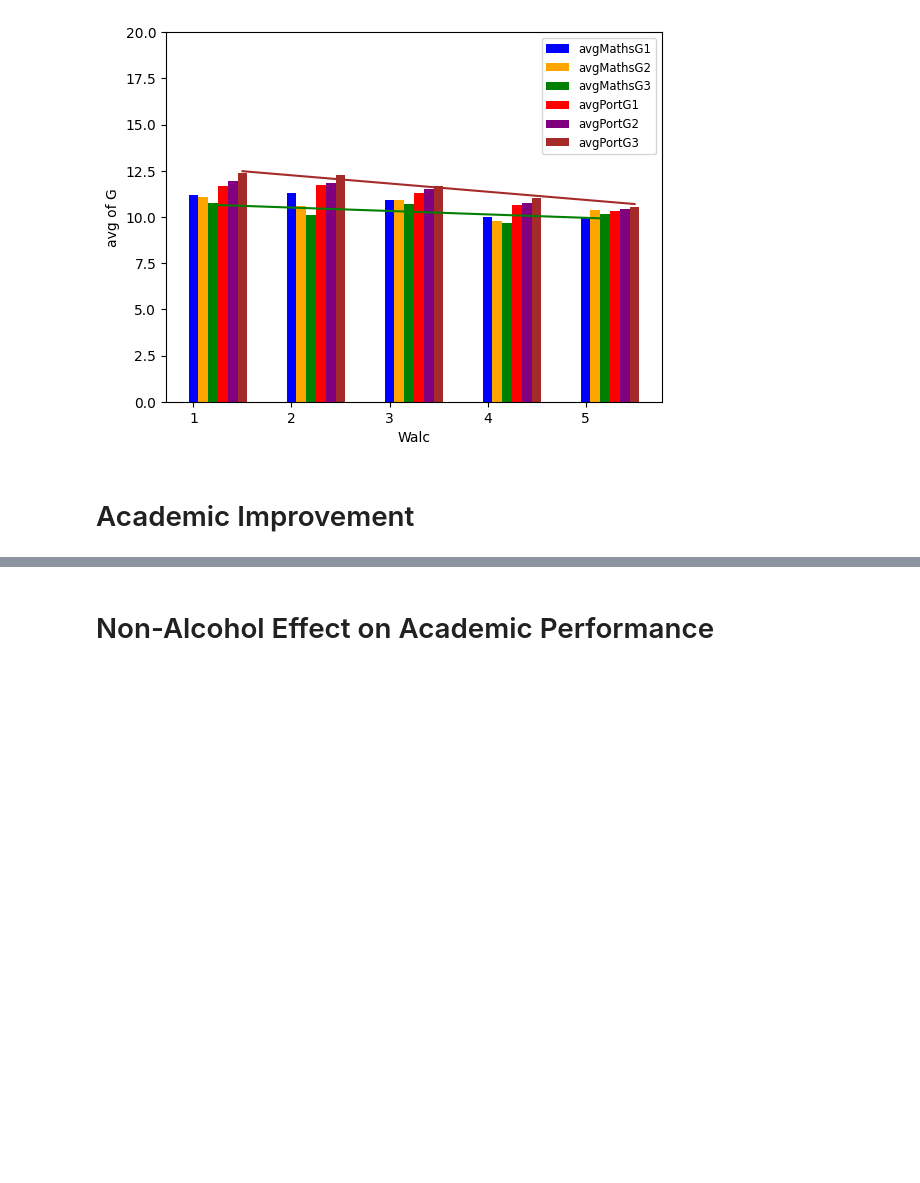
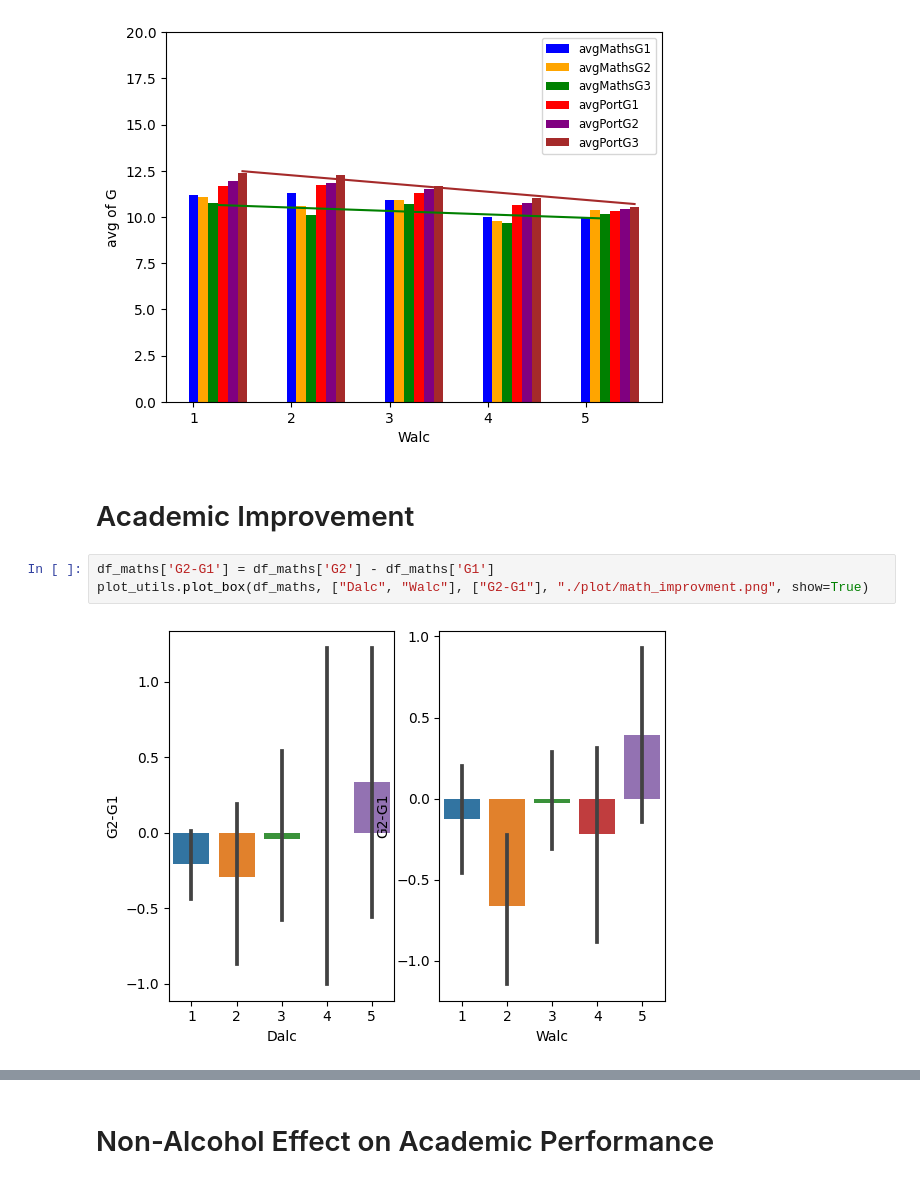
Before and after one commit to KeterWen/22FALL_ECE143_GROUP13, a Jupyter notebook: ECE143_visualization.ipynb, the cells around one changed output, grey strips where cells are left out. Saved outputs shown, nothing was run; the diff lists cells and outputs as text; blank space fills up the shorter version.

```diff
--- a/ECE143_visualization.ipynb
+++ b/ECE143_visualization.ipynb
@@ -98,3 +92,8 @@ plot_utils.plot_bar_Walc_vs_G(df_maths, df_port)
 [figure]
 # %% [markdown]
 # Academic Improvement
+# %%
+df_maths['G2-G1'] = df_maths['G2'] - df_maths['G1']
+plot_utils.plot_box(df_maths, ["Dalc", "Walc"], ["G2-G1"], "./plot/math_improvment.png", show=True)
+# %% [output]
+[figure, added]
```
Also changed, not shown: parts of 2 cells of this notebook, 4 other files.
